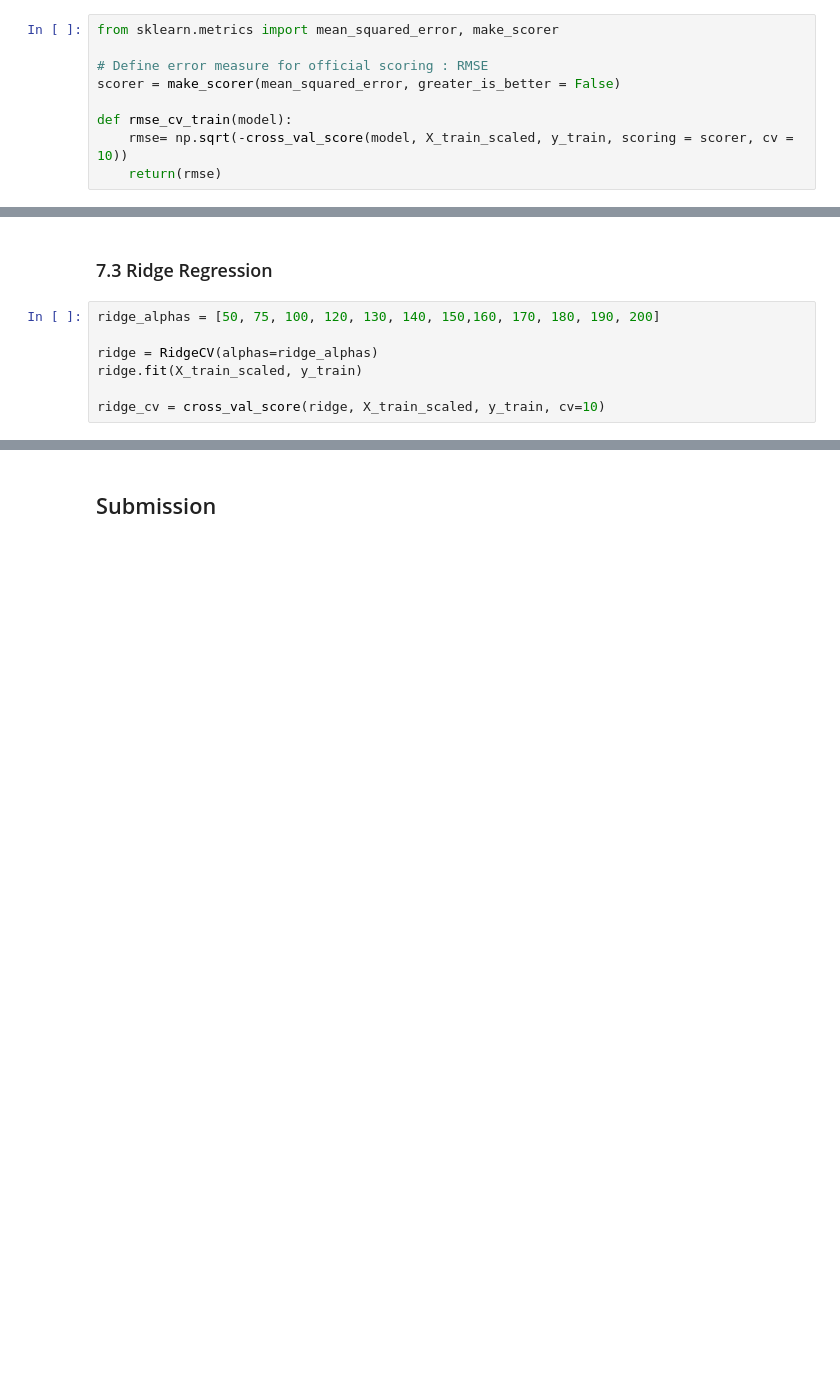
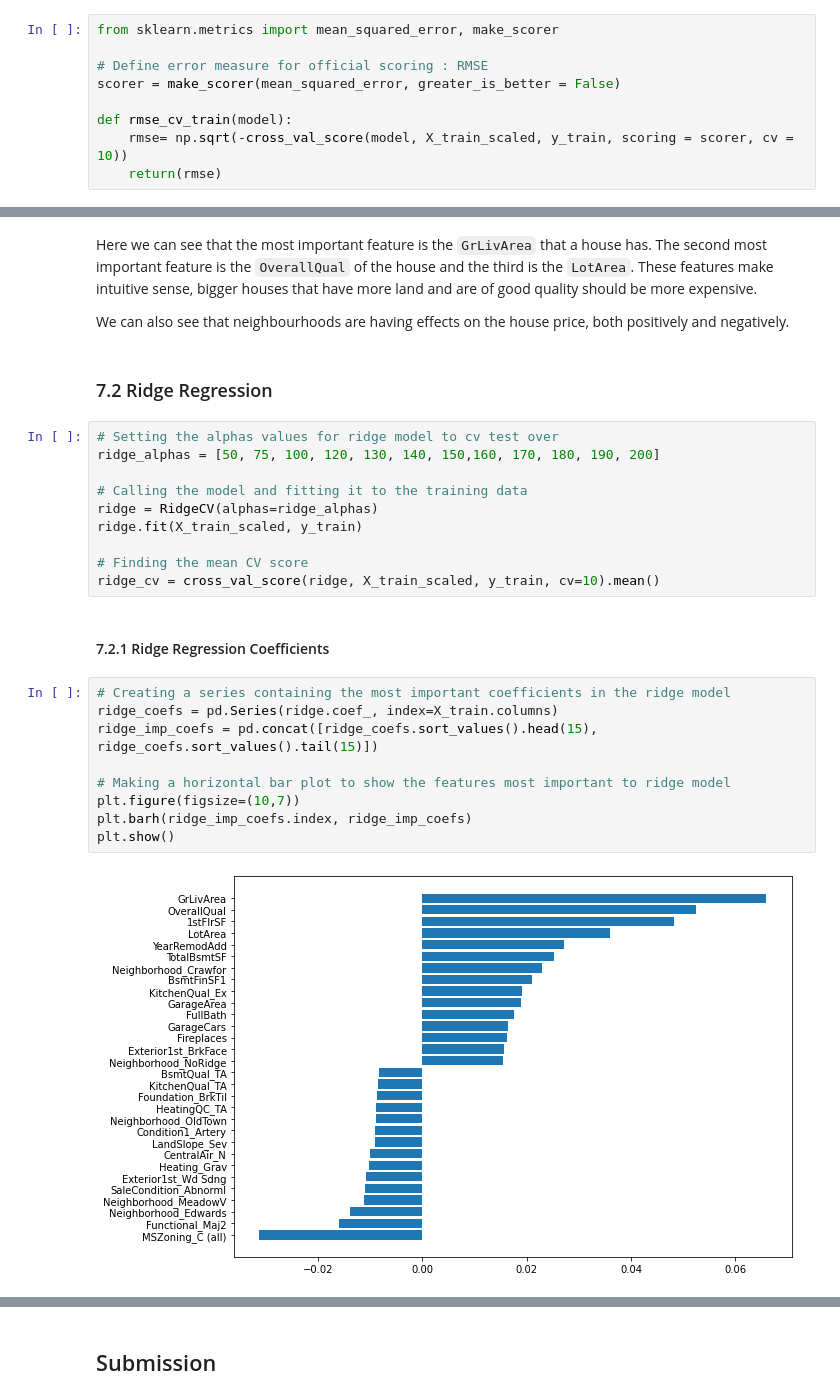
Before and after one commit to JackPierce11/Predicting-House-Prices, a Jupyter notebook: predicting-house-prices.ipynb, the cells around one changed output, grey strips where cells are left out. Saved outputs shown, nothing was run; the diff lists cells and outputs as text; blank space fills up the shorter version.

Commit message:
Kaggle Notebook | Predicting House Prices | Version 37

```diff
--- a/predicting-house-prices.ipynb
+++ b/predicting-house-prices.ipynb
@@ -468,9 +454,29 @@ lasso_cv = cross_val_score(lasso, X_train_scaled, y_train, cv=10)
+# %% [markdown]
+Here we can see that the most important feature is the `GrLivArea` that a house has. The second most important feature is the `OverallQual` of the house and the third is the `LotArea`. These features make intuitive sense, bigger houses that have more land and are of good quality should be more expensive.
+
+We can also see that neighbourhoods are having effects on the house price, both positively and negatively.
 # %% [markdown]
-### 7.3 Ridge Regression
+### 7.2 Ridge Regression
 # %%
+# Setting the alphas values for ridge model to cv test over
 ridge_alphas = [50, 75, 100, 120, 130, 140, 150,160, 170, 180, 190, 200]
 
+# Calling the model and fitting it to the training data
 ridge = RidgeCV(alphas=ridge_alphas)
 ridge.fit(X_train_scaled, y_train)
 
-ridge_cv = cross_val_score(ridge, X_train_scaled, y_train, cv=10)
+# Finding the mean CV score
+ridge_cv = cross_val_score(ridge, X_train_scaled, y_train, cv=10).mean()
+# %% [markdown]
+#### 7.2.1 Ridge Regression Coefficients
+# %%
+# Creating a series containing the most important coefficients in the ridge model
+ridge_coefs = pd.Series(ridge.coef_, index=X_train.columns)
+ridge_imp_coefs = pd.concat([ridge_coefs.sort_values().head(15), ridge_coefs.sort_values().tail(15)])
+
+# Making a horizontal bar plot to show the features most important to ridge model
+plt.figure(figsize=(10,7))
+plt.barh(ridge_imp_coefs.index, ridge_imp_coefs)
+plt.show()
+# %% [output]
+[figure, added]
```
Also changed, not shown: parts of 25 cells of this notebook.
